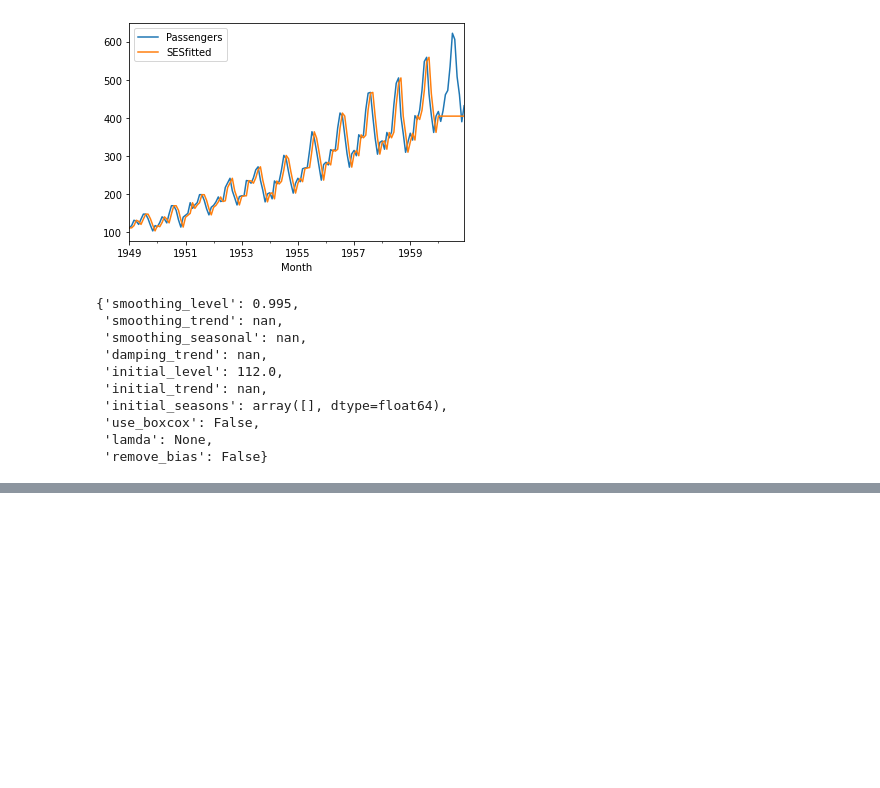
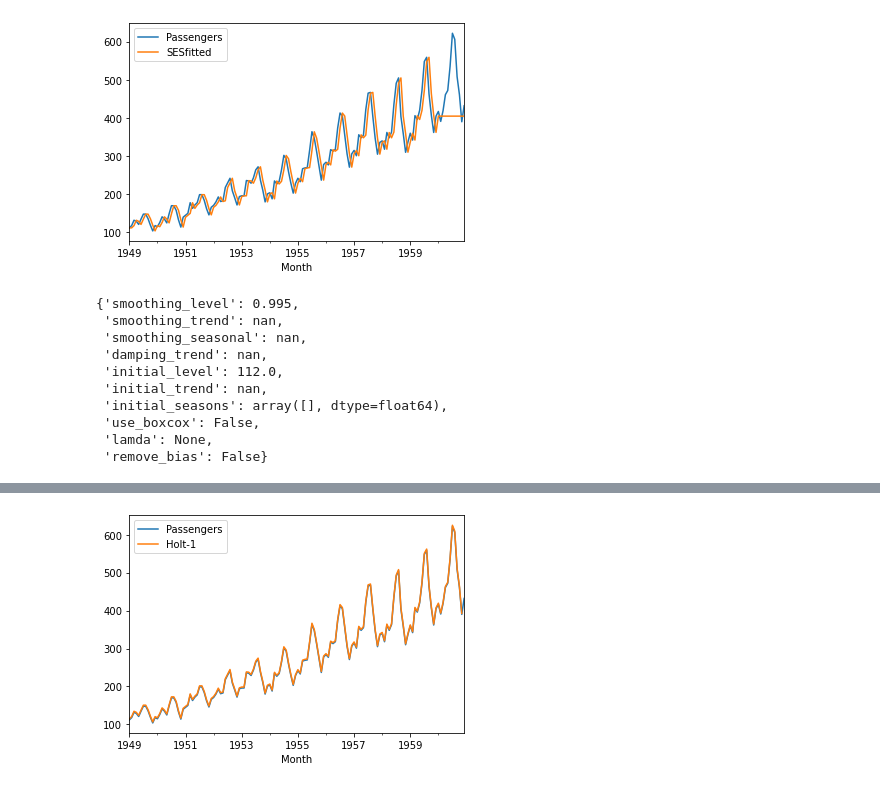
Before and after one commit to tohidabedini/deep-learning-courses, a Jupyter notebook: 04-Udemy - Financial/03-Time Series Analysis/3.8-EWMA and Holt-Winters.ipynb, the cells around one changed output, grey strips where cells are left out. Cells and saved outputs as stored; diff of their text form; code cells hidden in the pictures; blank space fills up the shorter version.

```diff
--- a/04-Udemy - Financial/03-Time Series Analysis/2.8-EWMA and Holt-Winters.ipynb
+++ b/04-Udemy - Financial/03-Time Series Analysis/3.8-EWMA and Holt-Winters.ipynb
@@ -171,0 +184,5 @@ res.params
+# %%
+df["Holt-1"] = df["Holt"].shift(-1)
+df[["Passengers", "Holt-1"]].plot();
+# %% [output]
+[figure, added]
```
Also changed, not shown: parts of 8 cells of this notebook.
